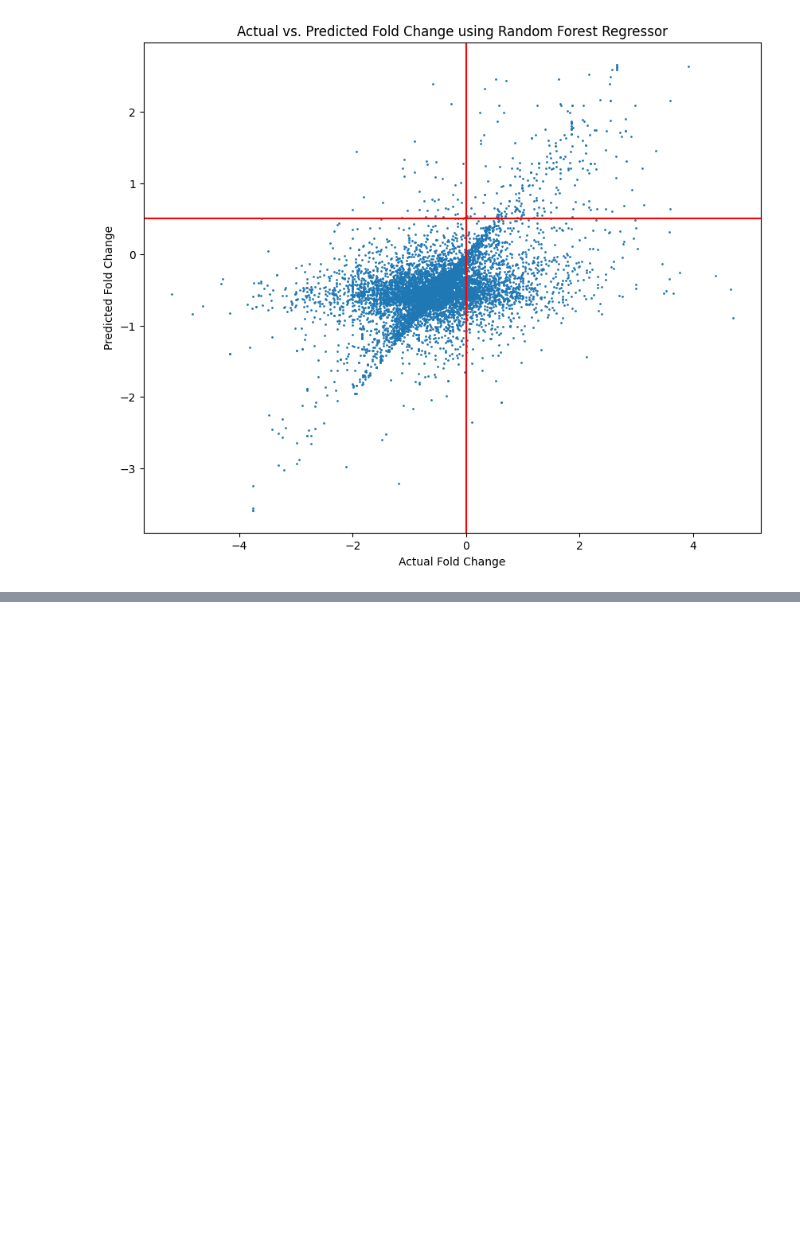
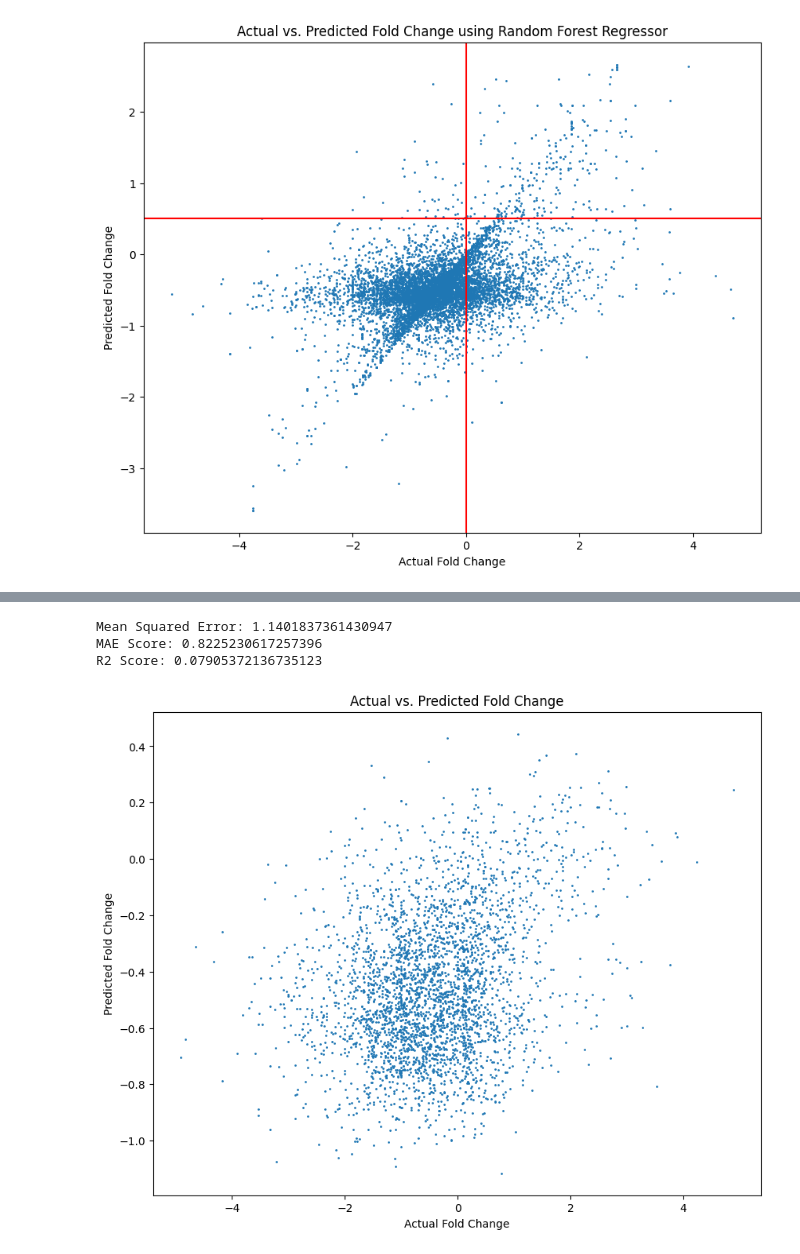
Before and after one commit to vratins/PromoterStrength, a Jupyter notebook: Final Code/Regression/regressionModel.ipynb, the cells around one changed output, grey strips where cells are left out. Cells and saved outputs as stored; diff of their text form; code cells hidden in the pictures; blank space fills up the shorter version.

```diff
--- a/Final Code/Regression/regressionModel.ipynb
+++ b/Final Code/Regression/regressionModel.ipynb
@@ -183,0 +256,26 @@ Sensitivity: 0.4004474272930649
+# %%
+model = SVR()
+model.fit(X_train, y_train)
+y_pred = model.predict(X_test)
+
+mse = mean_squared_error(y_test, y_pred)
+print(f'Mean Squared Error: {mse}')
+
+mae = mean_absolute_error(y_test, y_pred)
+print(f'MAE Score: {mae}')
+
+r2_score = r2_score(y_test, y_pred)
+print(f'R2 Score: {r2_score}')
+
+
+plt.figure(figsize=(10, 8))
+plt.scatter(y_test, y_pred, s=1)
+plt.xlabel('Actual Fold Change')
+plt.ylabel('Predicted Fold Change')
+plt.title('Actual vs. Predicted Fold Change')
+plt.show()
+# %% [output]
+Mean Squared Error: 1.1401837361430947
+MAE Score: 0.8225230617257396
+R2 Score: 0.07905372136735123
+[figure, added]
```
Also changed, not shown: parts of 17 cells of this notebook.
